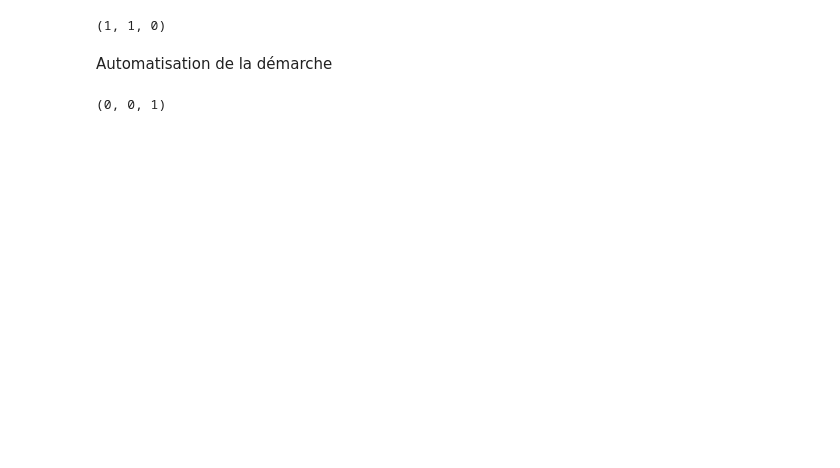
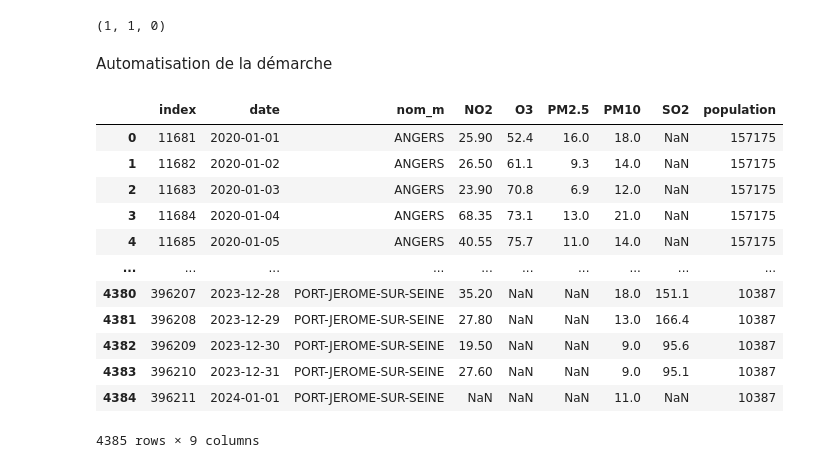
Before and after one commit to Antoine-Merienne/Projet-data-science-Mornand-Merienne, a Jupyter notebook: analyse_pollution_air.ipynb, the cells around one changed output. Drawn from its saved outputs; the diff is of its cells as text; code cells hidden in the pictures; blank space fills up the shorter version.

```diff
--- a/analyse_pollution_air.ipynb
+++ b/analyse_pollution_air.ipynb
@@ -880,9 +881,37 @@ hyp_param
 (1, 1, 0)
 # %% [markdown]
 Automatisation de la démarche
+# %%
+# Filter the dataframe for entries with 'population' > 10000
+filtered_Y_t = Y_t[Y_t['population'] > 10000]
+
+# Randomly sample 3 unique values of 'nom_m' from the filtered dataframe
+sampled_nom_m = filtered_Y_t['nom_m'].drop_duplicates().sample(n=3, random_state=42)
+
+# Subset the original dataframe to include only the sampled 'nom_m' time series
+Y_t_sample = Y_t[Y_t['nom_m'].isin(sampled_nom_m)]
+
+# Reset the index for the sampled dataframe
+Y_t_sample.reset_index(drop=True, inplace=True)
+
+Y_t_sample
+# %% [output]
+|  | index | date | nom_m | NO2 | O3 | PM2.5 | PM10 | SO2 | population |
+| 0 | 11681 | 2020-01-01 | ANGERS | 25.90 | 52.4 | 16.0 | 18.0 | NaN | 157175 |
+| 1 | 11682 | 2020-01-02 | ANGERS | 26.50 | 61.1 | 9.3 | 14.0 | NaN | 157175 |
+| 2 | 11683 | 2020-01-03 | ANGERS | 23.90 | 70.8 | 6.9 | 12.0 | NaN | 157175 |
+| 3 | 11684 | 2020-01-04 | ANGERS | 68.35 | 73.1 | 13.0 | 21.0 | NaN | 157175 |
+| 4 | 11685 | 2020-01-05 | ANGERS | 40.55 | 75.7 | 11.0 | 14.0 | NaN | 157175 |
+| ... | ... | ... | ... | ... | ... | ... | ... | ... | ... |
+| 4380 | 396207 | 2023-12-28 | PORT-JEROME-SUR-SEINE | 35.20 | NaN | NaN | 18.0 | 151.1 | 10387 |
+| 4381 | 396208 | 2023-12-29 | PORT-JEROME-SUR-SEINE | 27.80 | NaN | NaN | 13.0 | 166.4 | 10387 |
+| 4382 | 396209 | 2023-12-30 | PORT-JEROME-SUR-SEINE | 19.50 | NaN | NaN | 9.0 | 95.6 | 10387 |
+| 4383 | 396210 | 2023-12-31 | PORT-JEROME-SUR-SEINE | 27.60 | NaN | NaN | 9.0 | 95.1 | 10387 |
+| 4384 | 396211 | 2024-01-01 | PORT-JEROME-SUR-SEINE | NaN | NaN | NaN | 11.0 | NaN | 10387 |
+4385 rows × 9 columns
 # %%
 from statistics import mode
-Y_t_sample = Y_t[(Y_t['population']>=10000)].sample(3)
+
 
 target_variable = 'NO2'
 exog_variables = ['pression_niveau_mer_Pa',
@@ -911,8 +940,6 @@ for ville in list(Y_t_sample['nom_m']):
     result = mode(set_hyp_param)
 
 result
-# %% [output]
-(0, 0, 1)
 # %%
 hyper_parametres = (1,1,1)
 ville = 'PERPIGNAN'
```
Also changed, not shown: parts of 15 cells of this notebook.
